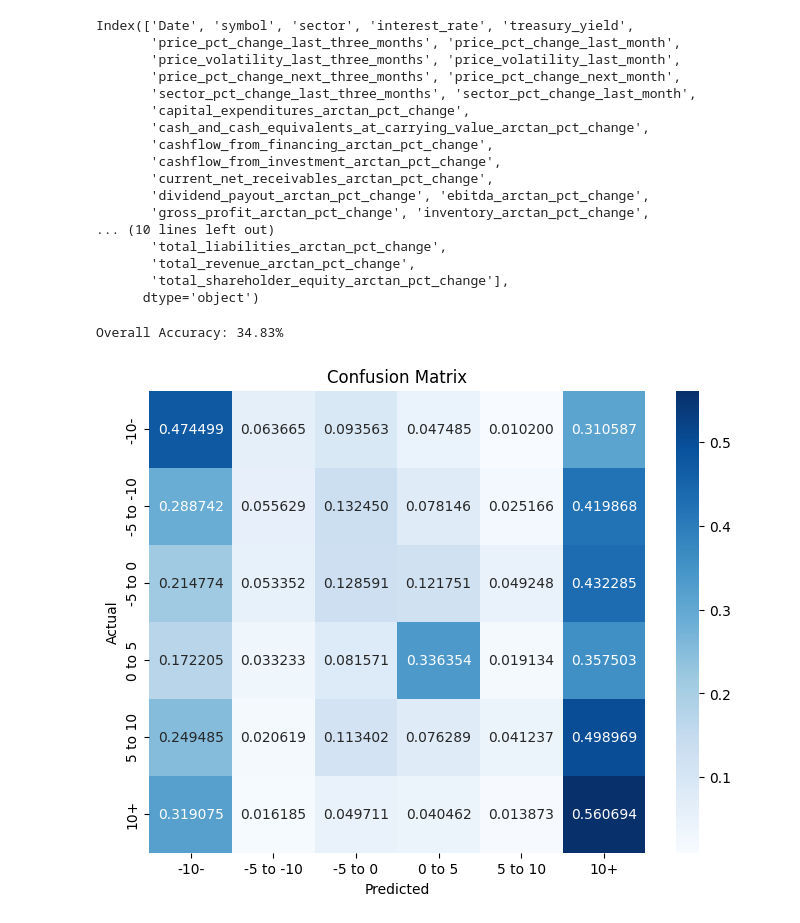
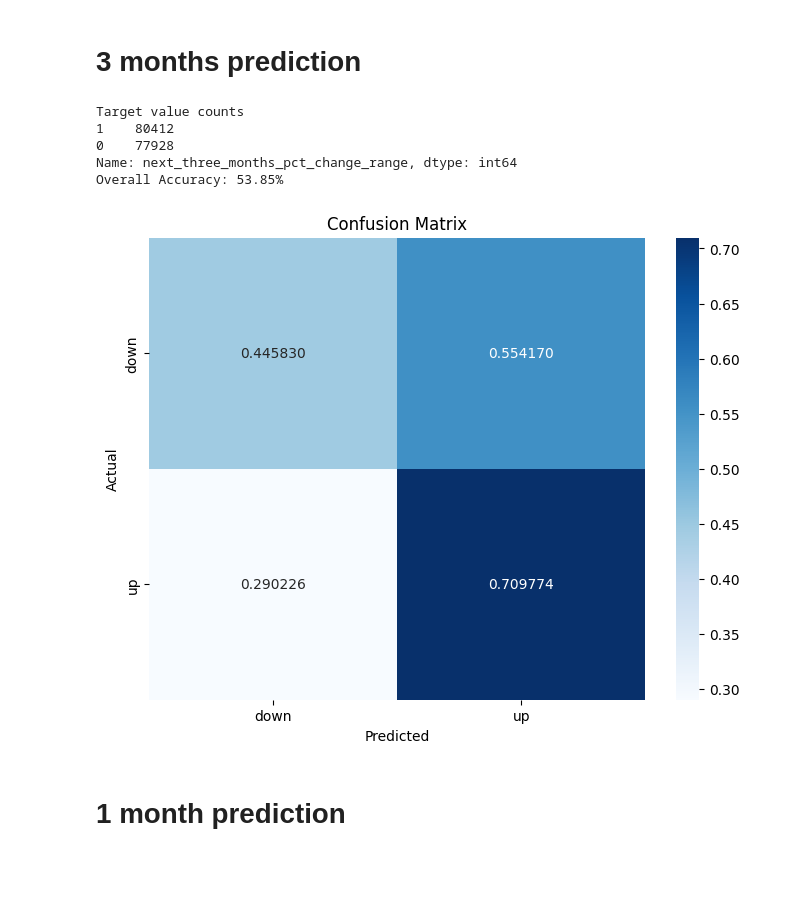
Before and after one commit to OrestisStefanou/InvestorAPI, a Jupyter notebook: analytics/machine_learning/price_prediction_with_fundamentals/notebooks/modelling_v6.ipynb, the cells around one changed output. Saved outputs shown, nothing was run; the diff lists cells and outputs as text; code cells hidden in the pictures; blank space fills up the shorter version.

```diff
--- a/analytics/machine_learning/price_prediction_with_fundamentals/notebooks/modelling_v6.ipynb
+++ b/analytics/machine_learning/price_prediction_with_fundamentals/notebooks/modelling_v6.ipynb
@@ -19,24 +1,10 @@ dataset.dropna(inplace=True)
-# %%
-dataset.columns
-# %% [output]
-Index(['Date', 'symbol', 'sector', 'interest_rate', 'treasury_yield',
-       'price_pct_change_last_three_months', 'price_pct_change_last_month',
-       'price_volatility_last_three_months', 'price_volatility_last_month',
-       'price_pct_change_next_three_months', 'price_pct_change_next_month',
-       'sector_pct_change_last_three_months', 'sector_pct_change_last_month',
-       'capital_expenditures_arctan_pct_change',
-       'cash_and_cash_equivalents_at_carrying_value_arctan_pct_change',
-       'cashflow_from_financing_arctan_pct_change',
-       'cashflow_from_investment_arctan_pct_change',
-       'current_net_receivables_arctan_pct_change',
-       'dividend_payout_arctan_pct_change', 'ebitda_arctan_pct_change',
-       'gross_profit_arctan_pct_change', 'inventory_arctan_pct_change',
-... (10 lines left out)
-       'total_liabilities_arctan_pct_change',
-       'total_revenue_arctan_pct_change',
-       'total_shareholder_equity_arctan_pct_change'],
-      dtype='object')
+# %% [markdown]
+# 3 months prediction
 # %%
+
+import datetime as dt
+import sqlite3
+
 from sklearn.metrics import accuracy_score, confusion_matrix
 import matplotlib.pyplot as plt
 import seaborn as sns
@@ -48,20 +16,34 @@ from sklearn.preprocessing import (
 from sklearn.pipeline import make_pipeline
 from sklearn.compose import make_column_transformer
 from analytics.machine_learning.price_prediction_with_fundamentals import utils
+import pandas as pd
 
+db_conn = sqlite3.connect('/home/orestis/code/Orestis/InvestorAPI/app/database/ibd.db')
+
+query = '''
+    SELECT *
+    FROM price_prediction_dataset_v2
+    WHERE DATE(Date) <= date('now', '-3 months')
+    ORDER BY DATE(Date)
+'''
+
+dataset = pd.read_sql(query, db_conn)
+dataset.dropna(inplace=True)
 
 # Create categorical target
-bins = [-float('inf'), -0.10, -0.05, 0, 0.05, 0.10, float('inf')]
-labels = ['-10-', '-5 to -10', '-5 to 0', '0 to 5', '5 to 10', '10+']
-label_mapping = {0: '-10-', 1: '-5 to -10', 2: '-5 to 0', 3: '0 to 5', 4: '5 to 10', 5: '10+'}
+bins = [-float('inf'), 0, float('inf')]
+labels = ['down', 'up']
+label_mapping = {0: 'down', 1: 'up'}
 
 dataset['next_three_months_pct_change_range'] = pd.cut(
     dataset['price_pct_change_next_three_months'],
     bins=bins,
-    labels=[0, 1, 2, 3, 4, 5],
+    labels=[0, 1],
     right=False
 )
 
+print("Target value counts")
+print(dataset['next_three_months_pct_change_range'].value_counts())
 
 train_set, test_set = utils.split_data_to_train_and_test(
     df=dataset,
@@ -69,7 +51,7 @@ train_set, test_set = utils.split_data_to_train_and_test(
     cutoff_date_column_name='Date'
 )
 
-cols_to_drop = ['symbol', 'Date', 'price_pct_change_next_three_months', 'price_pct_change_next_month', 'next_three_months_pct_change_range']
+cols_to_drop = ['symbol', 'Date', 'price_pct_change_next_six_months', 'price_pct_change_next_three_months', 'price_pct_change_next_month', 'next_three_months_pct_change_range']
 target_col = 'next_three_months_pct_change_range'
 
 y_train = train_set[target_col]
@@ -83,33 +65,39 @@ column_transformer = make_column_transformer(
     (
         OneHotEncoder(), ['sector']
     ),
     remainder='passthrough'
 )
 
 xgb_classifier = make_pipeline(
     column_transformer,
     xgb.XGBClassifier()
 )
 
 xgb_classifier.fit(X_train, y_train)
 y_pred_xgb_classifier = xgb_classifier.predict(X_test)
 
 accuracy = accuracy_score(y_test, y_pred_xgb_classifier)
 print(f"Overall Accuracy: {accuracy:.2%}")
 
 y_test = [label_mapping[y] for y in y_test]
 y_pred = [label_mapping[y] for y in y_pred_xgb_classifier]
 # Plot the confusion matrix
 conf_matrix = confusion_matrix(y_test, y_pred, labels=labels, normalize='true')
 
 # Plot confusion matrix using seaborn
 plt.figure(figsize=(8, 6))
 sns.heatmap(conf_matrix, annot=True, fmt='f', cmap='Blues', xticklabels=labels, yticklabels=labels)
 plt.title('Confusion Matrix')
 plt.xlabel('Predicted')
 plt.ylabel('Actual')
 plt.show()
 # %% [output]
-Overall Accuracy: 34.83%
+Target value counts
+1    80412
+0    77928
+Name: next_three_months_pct_change_range, dtype: int64
+Overall Accuracy: 53.85%
-[figure, old version]
+[figure, new version]
+# %% [markdown]
+# 1 month prediction
 # %%
```
Also changed, not shown: parts of 6 cells of this notebook, 1 other file.
